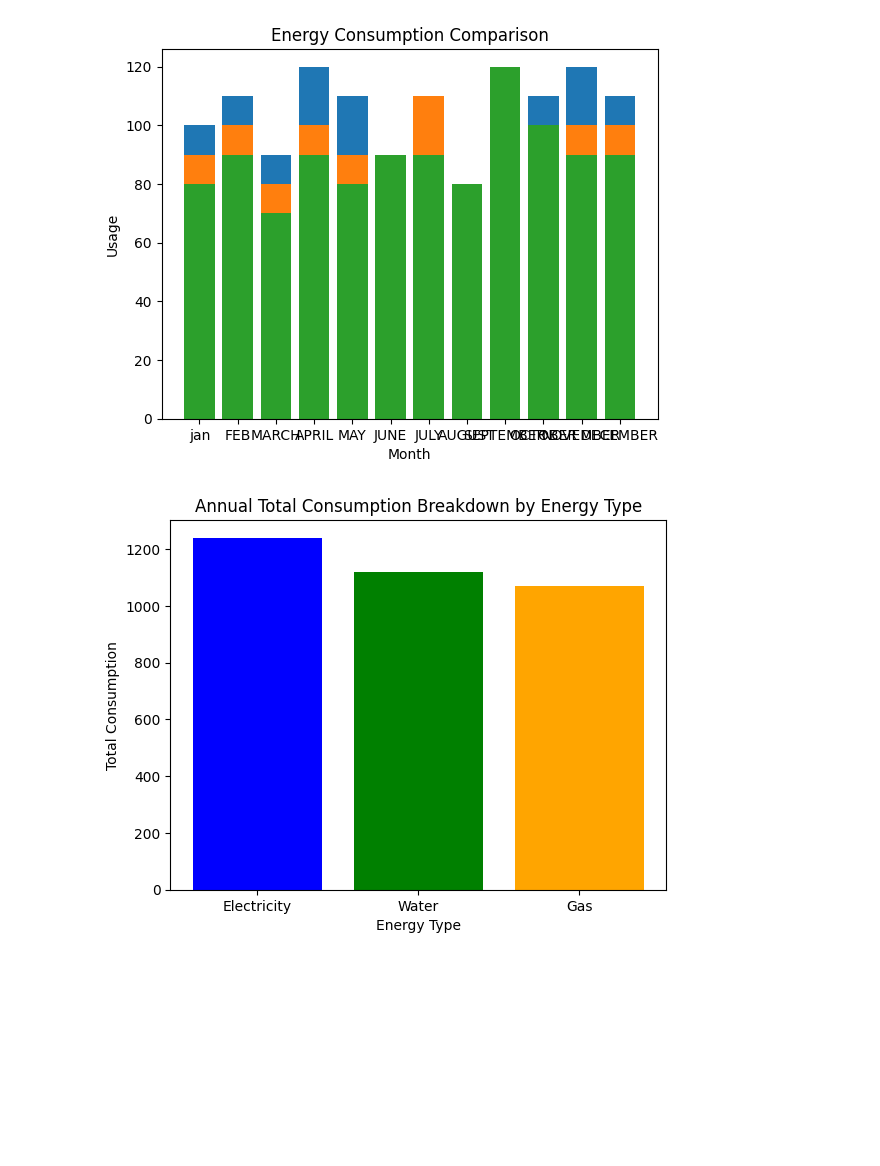
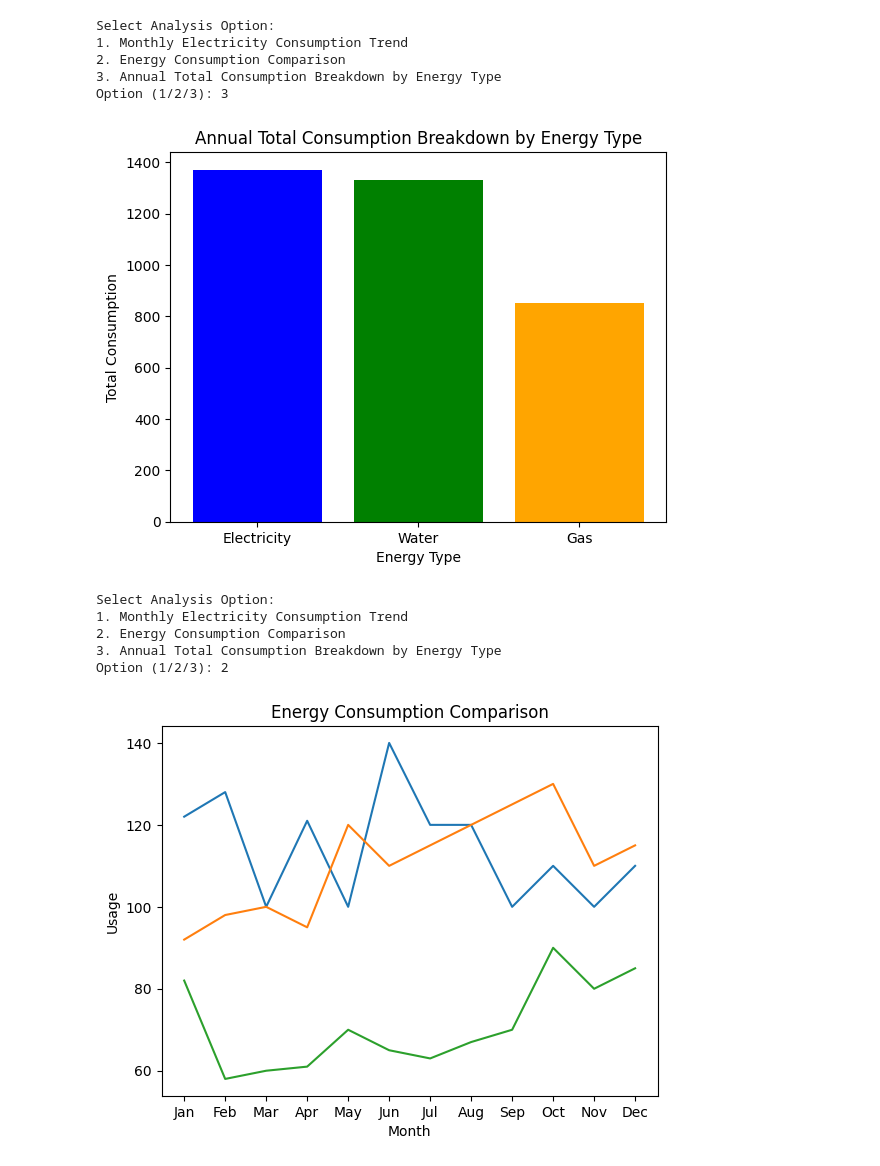
Before and after one commit to bebooneha/neha21399776-assignment1, a Jupyter notebook: Assessment1.ipynb, the cells around one changed output. Cells and saved outputs as stored; diff of their text form; code cells hidden in the pictures; blank space fills up the shorter version.

```diff
--- a/Assessment1.ipynb
+++ b/Assessment1.ipynb
@@ -70,18 +46,15 @@ plt.show()
 # %%
-bar_width = 10
-plt.bar(months, electricity_usage, label='Electricity')
-plt.bar(months, water_usage, label='Water')
-plt.bar(months, gas_usage, label='Gas')
 
-
-plt.xlabel('Month')
-plt.ylabel('Usage')
-plt.title('Energy Consumption Comparison')
-
-plt.show()
+def plot_energy_comparison(month, electricity_usage, gas_usage, water_usage):
+ plt.plot(month, electricity_usage, label='Electricity')
+ plt.plot(month, water_usage, label='Water')
+ plt.plot(month, gas_usage, label='Gas')
+ plt.xlabel('Month')
+ plt.ylabel('Usage')
+ plt.title('Energy Consumption Comparison')
+ plt.show()
-# %% [output]
-[figure, removed]
 # %%
+def plot_annual_consumption_breakdown(electricity_total, gas_total, water_total):
     electricity_total = sum(electricity_usage)
     water_total = sum(water_usage)
     gas_total = sum(gas_usage)
@@ -94,5 +67,35 @@ plt.show()
     plt.ylabel('Total Consumption')
     plt.title('Annual Total Consumption Breakdown by Energy Type')
     plt.show()
-# %% [output]
-[figure, removed]
+# %%
+   while True:
+        print("\nSelect Analysis Option:")
+        print("1. Monthly Electricity Consumption Trend")
+        print("2. Energy Consumption Comparison")
+        print("3. Annual Total Consumption Breakdown by Energy Type")
+
+
+        select = input("Option (1/2/3): ")
+
+        if select == '1':
+            plot_monthly_consumption_trend(month, electricity_usage)
+        elif select == '2':
+            plot_energy_comparison(month, electricity_usage, gas_usage, water_usage)
+        elif select == '3':
+            electricity_total = sum(electricity_usage)
+            water_total = sum(water_usage)
+            gas_total = sum(gas_usage)
+            plot_annual_consumption_breakdown(electricity_total, gas_total, water_total)
+# %% [output]
+Select Analysis Option:
+1. Monthly Electricity Consumption Trend
+2. Energy Consumption Comparison
+3. Annual Total Consumption Breakdown by Energy Type
+Option (1/2/3): 3
+[figure, added]
+Select Analysis Option:
+1. Monthly Electricity Consumption Trend
+2. Energy Consumption Comparison
+3. Annual Total Consumption Breakdown by Energy Type
+Option (1/2/3): 2
+[figure, added]
```
Also changed, not shown: parts of 5 cells of this notebook.
